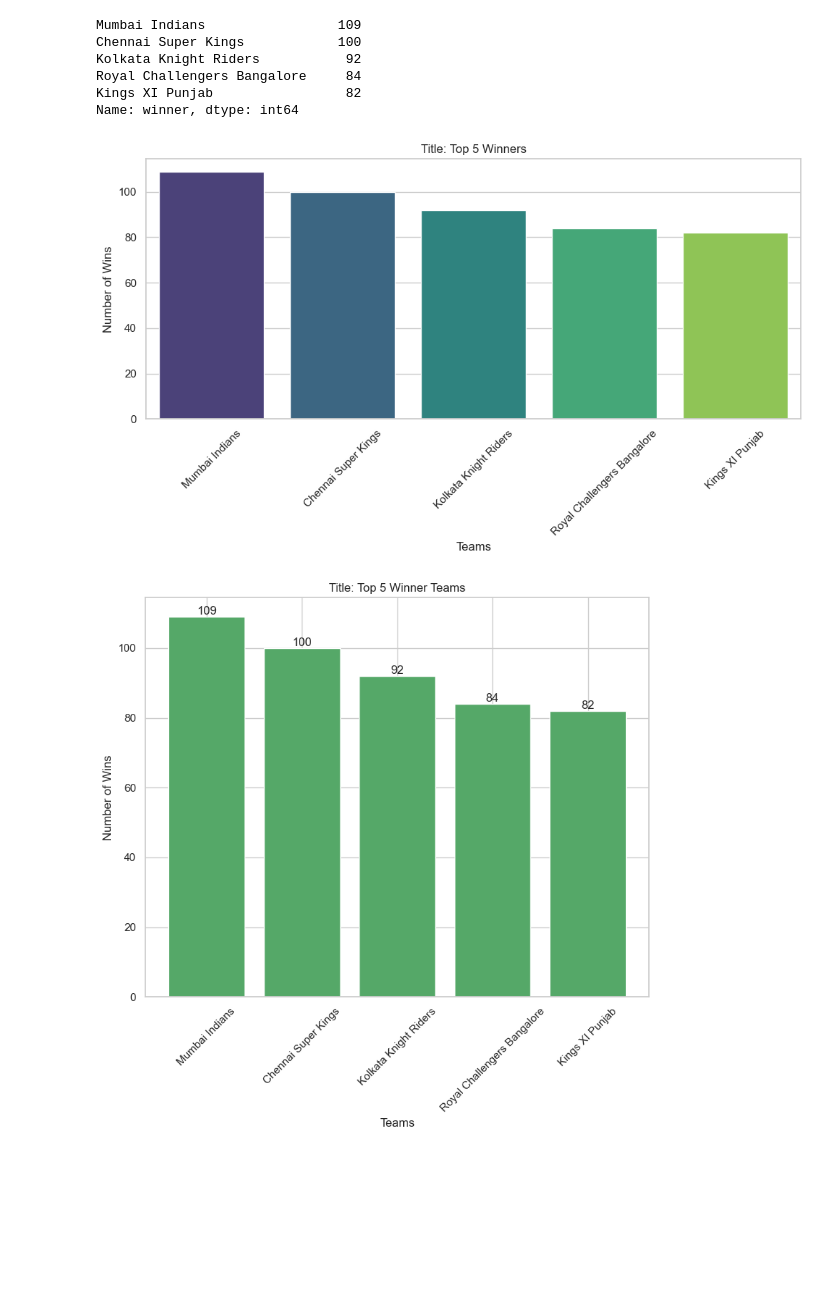
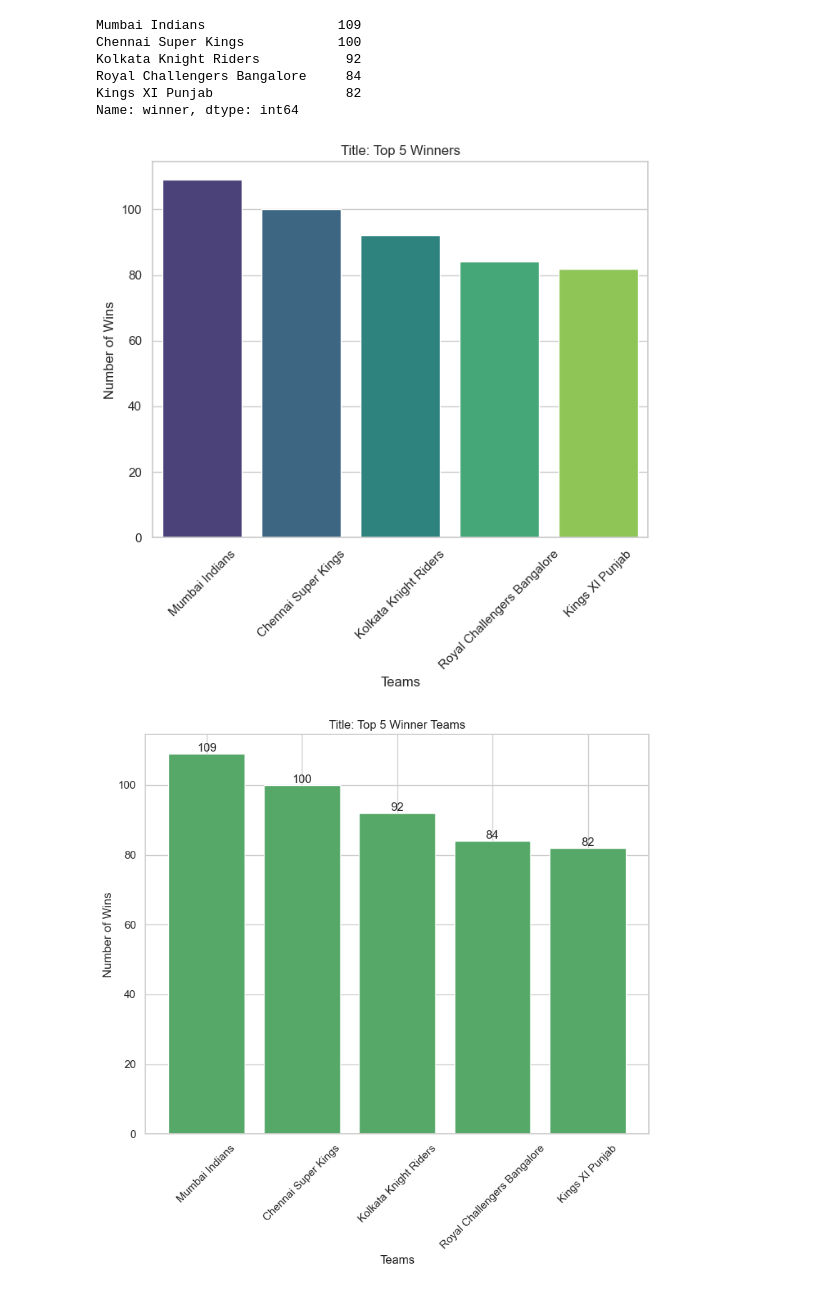
Before and after one commit to lovelysharma-1/Data-Analysis-, a Jupyter notebook: IPL_data_analysis.ipynb, the cells around one changed output. Drawn from its saved outputs; the diff is of its cells as text; code cells hidden in the pictures; blank space fills up the shorter version.

```diff
--- a/IPL_data_analysis.ipynb
+++ b/IPL_data_analysis.ipynb
@@ -120,15 +150,15 @@ Kings XI Punjab                 82
 Name: winner, dtype: int64
 # %%
 sns.set(style="whitegrid")
-plt.figure(figsize=(10, 6))
+plt.figure(figsize=(7,7))
 sns.barplot(x=top_winners.index, y=top_winners.values, palette="viridis")
 plt.xlabel('Teams')
 plt.ylabel('Number of Wins')
 plt.title('Title: Top 5 Winners')
 plt.xticks(rotation=45)
 plt.tight_layout()
 # %% [output]
-[figure, old version]
+[figure, new version]
 # %%
 # Create a bar plot using matplotlib.pyplot
 # Top 5 winners
```
Also changed, not shown: parts of 7 cells of this notebook.
